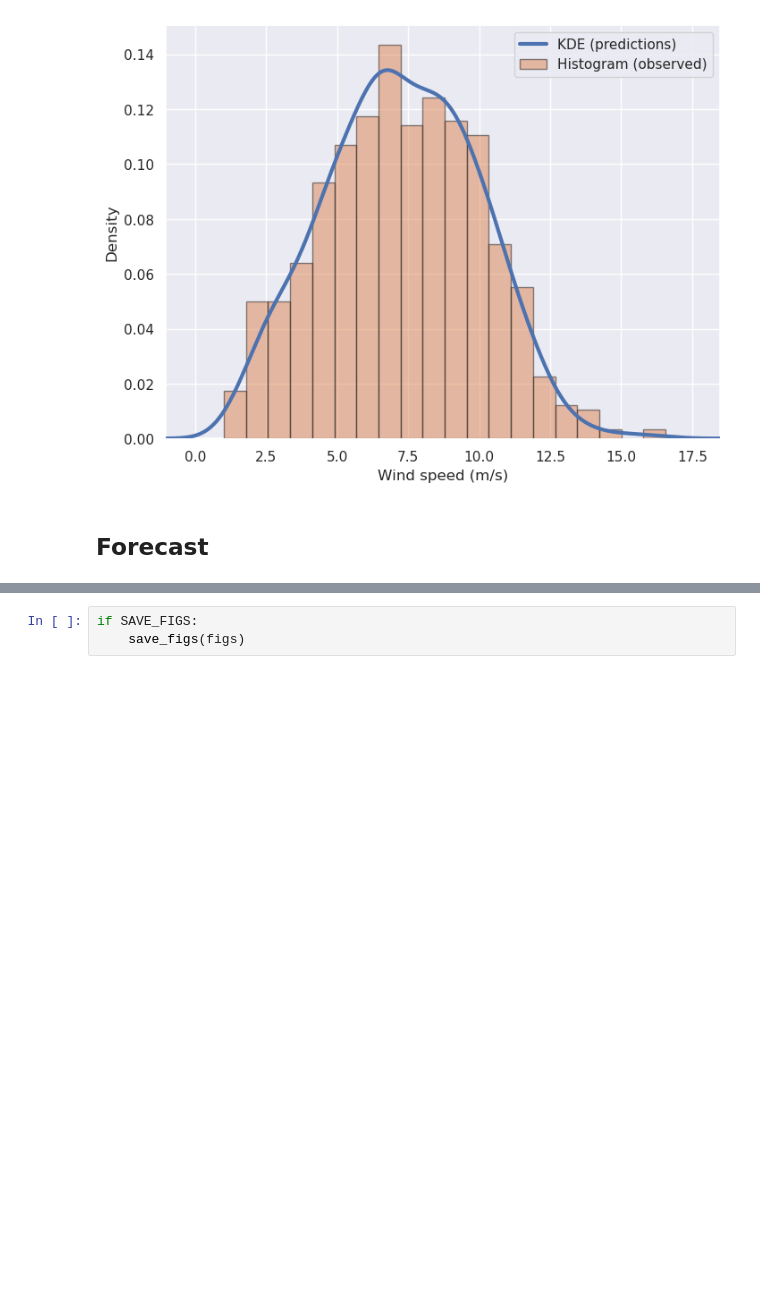
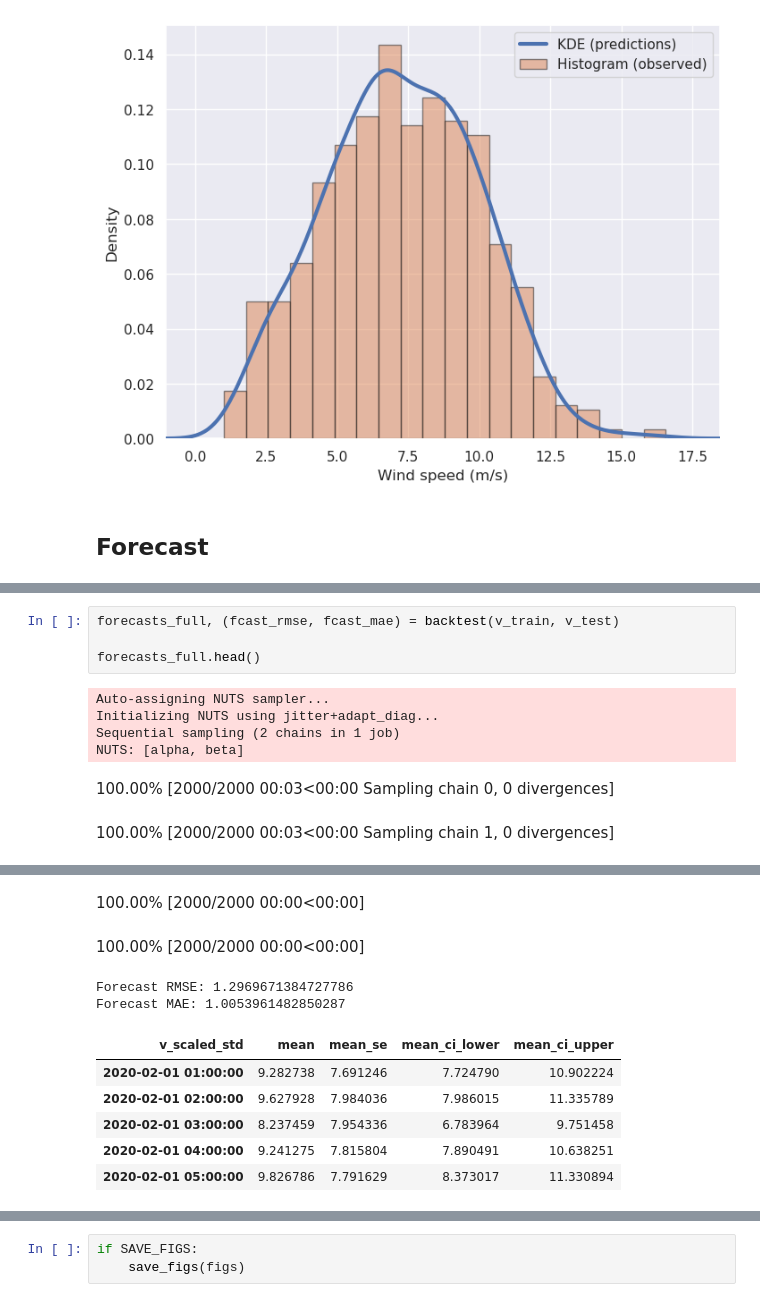
Before and after one commit to camirmas/REStats, a Jupyter notebook: REStats/notebooks/forecast.ipynb, the cells around one changed output, grey strips where cells are left out. Drawn from its saved outputs; the diff is of its cells as text; blank space fills up the shorter version.

```diff
--- a/REStats/notebooks/forecast.ipynb
+++ b/REStats/notebooks/forecast.ipynb
@@ -360,0 +318,11 @@ PER RMSE: 1.2619353670654
+# %%
+forecasts_full, (fcast_rmse, fcast_mae) = backtest(v_train, v_test)
+
+forecasts_full.head()
+# %% [output]
+Auto-assigning NUTS sampler...
+Initializing NUTS using jitter+adapt_diag...
+Sequential sampling (2 chains in 1 job)
+NUTS: [alpha, beta]
+100.00% [2000/2000 00:03<00:00 Sampling chain 0, 0 divergences]
+100.00% [2000/2000 00:03<00:00 Sampling chain 1, 0 divergences]
@@ -360,0 +331,10 @@ PER RMSE: 1.2619353670654
+100.00% [2000/2000 00:00<00:00]
+100.00% [2000/2000 00:00<00:00]
+Forecast RMSE: 1.2969671384727786
+Forecast MAE: 1.0053961482850287
+| v_scaled_std | mean | mean_se | mean_ci_lower | mean_ci_upper |
+| 2020-02-01 01:00:00 | 9.282738 | 7.691246 | 7.724790 | 10.902224 |
+| 2020-02-01 02:00:00 | 9.627928 | 7.984036 | 7.986015 | 11.335789 |
+| 2020-02-01 03:00:00 | 8.237459 | 7.954336 | 6.783964 | 9.751458 |
+| 2020-02-01 04:00:00 | 9.241275 | 7.815804 | 7.890491 | 10.638251 |
+| 2020-02-01 05:00:00 | 9.826786 | 7.791629 | 8.373017 | 11.330894 |
```
Also changed, not shown: parts of 26 cells of this notebook, 5 other files.
